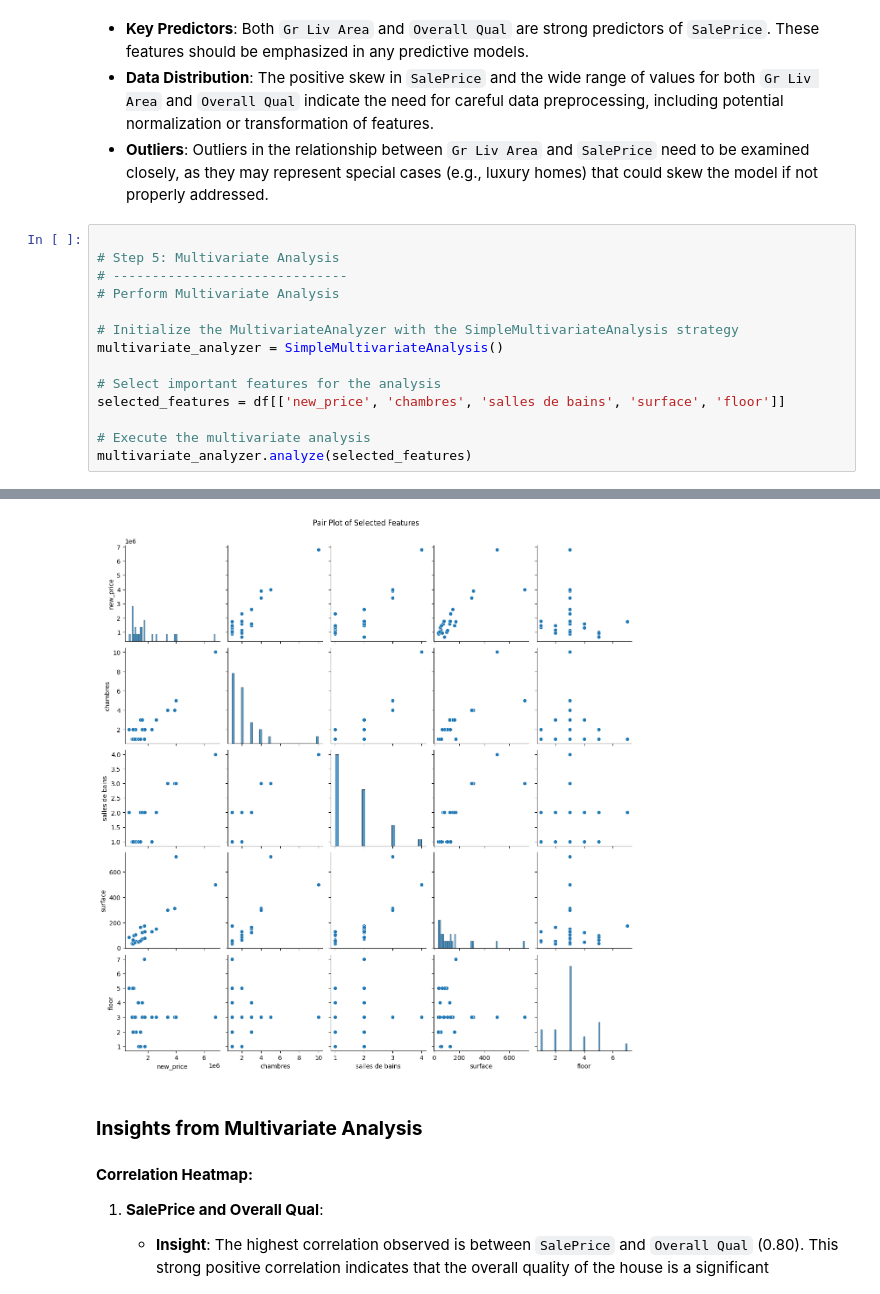
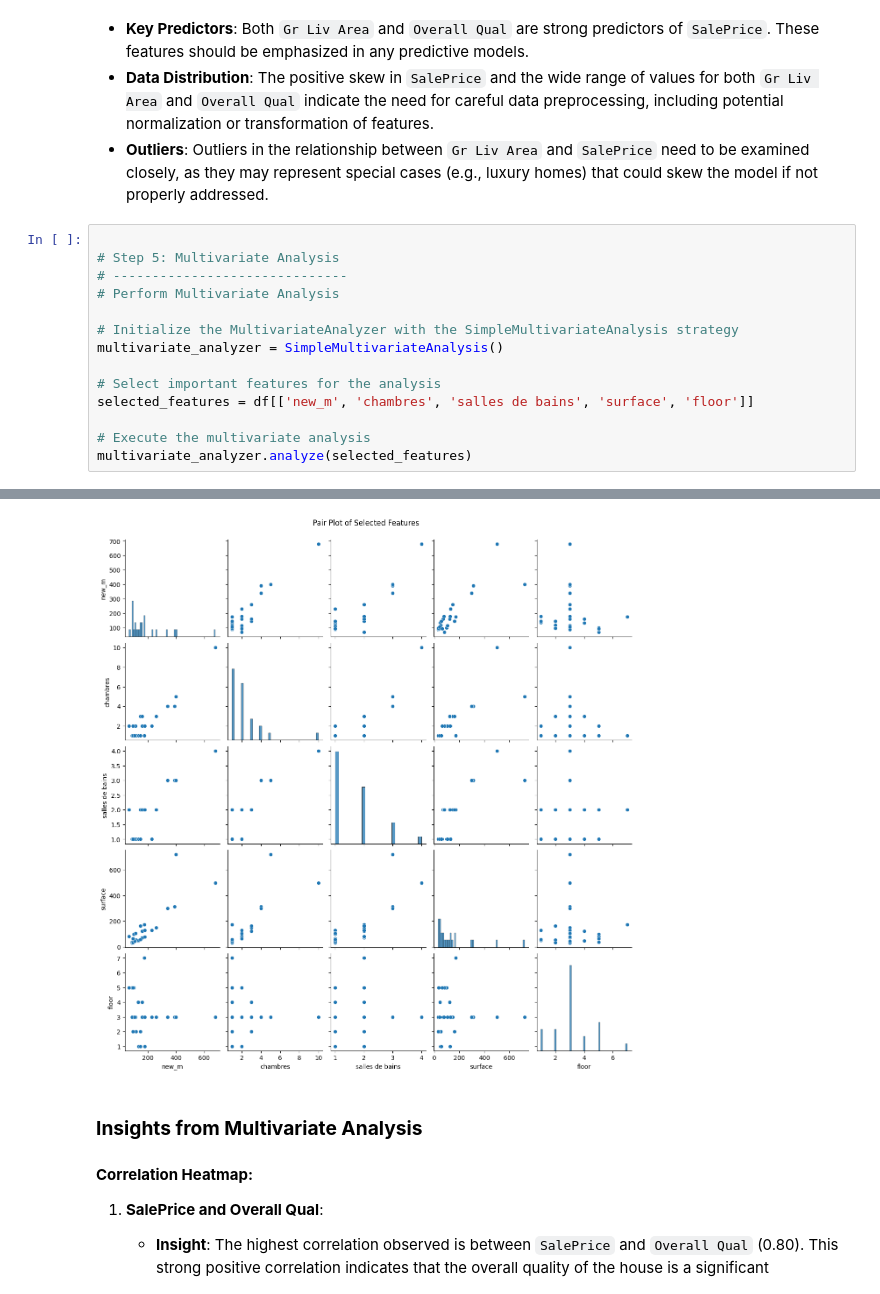
Before and after one commit to AhmedBassoul1/Morocco-House-Price-Prediction, a Jupyter notebook: analysis/EDA.ipynb, the cells around one changed output, grey strips where cells are left out. Drawn from its saved outputs; the diff is of its cells as text.

```diff
--- a/analysis/EDA.ipynb
+++ b/analysis/EDA.ipynb
@@ -220,7 +223,7 @@ bivariate_analyzer.execute_analysis(df, 'Type', 'new_price')
 multivariate_analyzer = SimpleMultivariateAnalysis()
 
 # Select important features for the analysis
-selected_features = df[['new_price', 'chambres', 'salles de bains', 'surface', 'floor']]
+selected_features = df[['new_m', 'chambres', 'salles de bains', 'surface', 'floor']]
 
 # Execute the multivariate analysis
 multivariate_analyzer.analyze(selected_features)
@@ -229,4 +232,4 @@ multivariate_analyzer.analyze(selected_features)
-[figure, old version]
+[figure, new version]
 # %% [markdown]
 ### **Insights from Multivariate Analysis**
 
```
Also changed, not shown: parts of 7 cells of this notebook, 9 other files.
